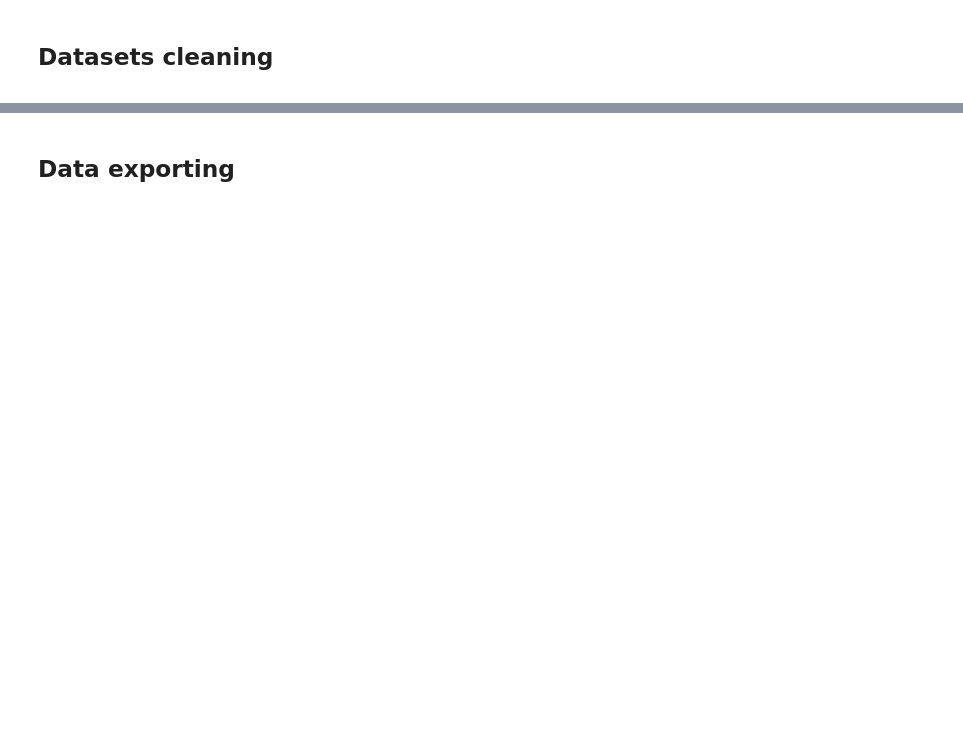
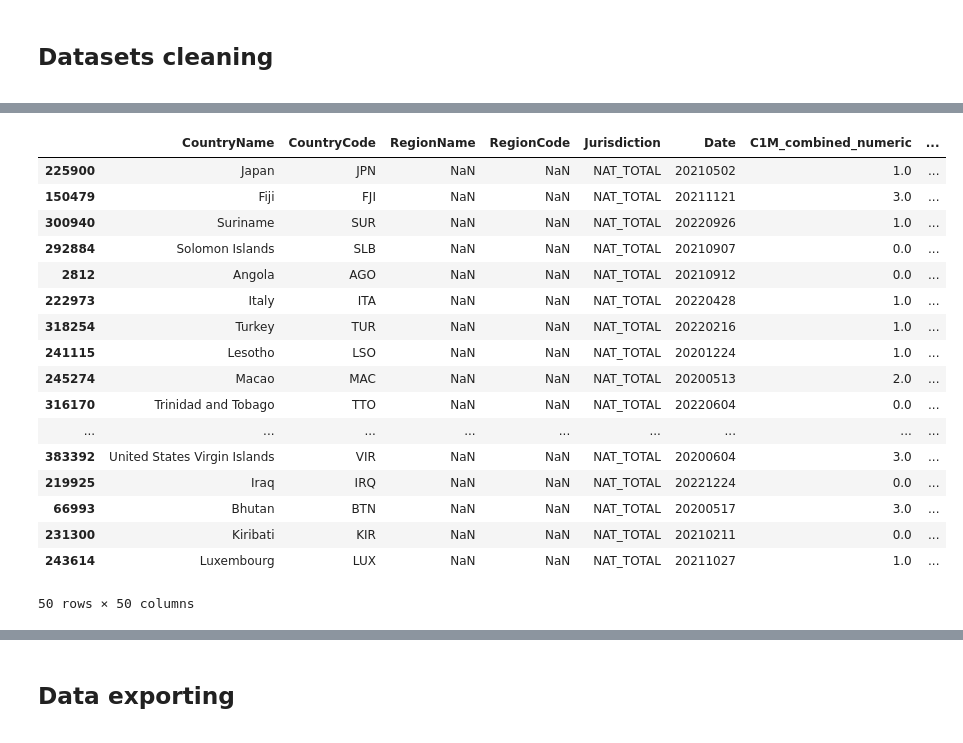
Before and after one commit to LawrenceKay/worldwide_covid_policy, a Jupyter notebook: notebooks/WCP_oxcgrt_cleaning.ipynb, the cells around one changed output, grey strips where cells are left out. Cells and saved outputs as stored; diff of their text form; code cells hidden in the pictures; blank space fills up the shorter version.

```diff
--- a/notebooks/WCP_oxcgrt_cleaning.ipynb
+++ b/notebooks/WCP_oxcgrt_cleaning.ipynb
@@ -3672,0 +562,22 @@ And that leaves us with a final step: exporting of the clean datasets.
+# %%
+# Gets a sample of entries where the jurisdiction is related to a state-level count
+oxcgrt_simplified[oxcgrt_simplified['Jurisdiction'] == 'NAT_TOTAL'].sample(50)
+# %% [output]
+|  | CountryName | CountryCode | RegionName | RegionCode | Jurisdiction | Date | C1M_combined_numeric | ... |
+| 225900 | Japan | JPN | NaN | NaN | NAT_TOTAL | 20210502 | 1.0 | ... |
+| 150479 | Fiji | FJI | NaN | NaN | NAT_TOTAL | 20211121 | 3.0 | ... |
+| 300940 | Suriname | SUR | NaN | NaN | NAT_TOTAL | 20220926 | 1.0 | ... |
+| 292884 | Solomon Islands | SLB | NaN | NaN | NAT_TOTAL | 20210907 | 0.0 | ... |
+| 2812 | Angola | AGO | NaN | NaN | NAT_TOTAL | 20210912 | 0.0 | ... |
+| 222973 | Italy | ITA | NaN | NaN | NAT_TOTAL | 20220428 | 1.0 | ... |
+| 318254 | Turkey | TUR | NaN | NaN | NAT_TOTAL | 20220216 | 1.0 | ... |
+| 241115 | Lesotho | LSO | NaN | NaN | NAT_TOTAL | 20201224 | 1.0 | ... |
+| 245274 | Macao | MAC | NaN | NaN | NAT_TOTAL | 20200513 | 2.0 | ... |
+| 316170 | Trinidad and Tobago | TTO | NaN | NaN | NAT_TOTAL | 20220604 | 0.0 | ... |
+| ... | ... | ... | ... | ... | ... | ... | ... | ... |
+| 383392 | United States Virgin Islands | VIR | NaN | NaN | NAT_TOTAL | 20200604 | 3.0 | ... |
+| 219925 | Iraq | IRQ | NaN | NaN | NAT_TOTAL | 20221224 | 0.0 | ... |
+| 66993 | Bhutan | BTN | NaN | NaN | NAT_TOTAL | 20200517 | 3.0 | ... |
+| 231300 | Kiribati | KIR | NaN | NaN | NAT_TOTAL | 20210211 | 0.0 | ... |
+| 243614 | Luxembourg | LUX | NaN | NaN | NAT_TOTAL | 20211027 | 1.0 | ... |
+50 rows × 50 columns
```
Also changed, not shown: parts of 362 cells of this notebook, 1 other file.
